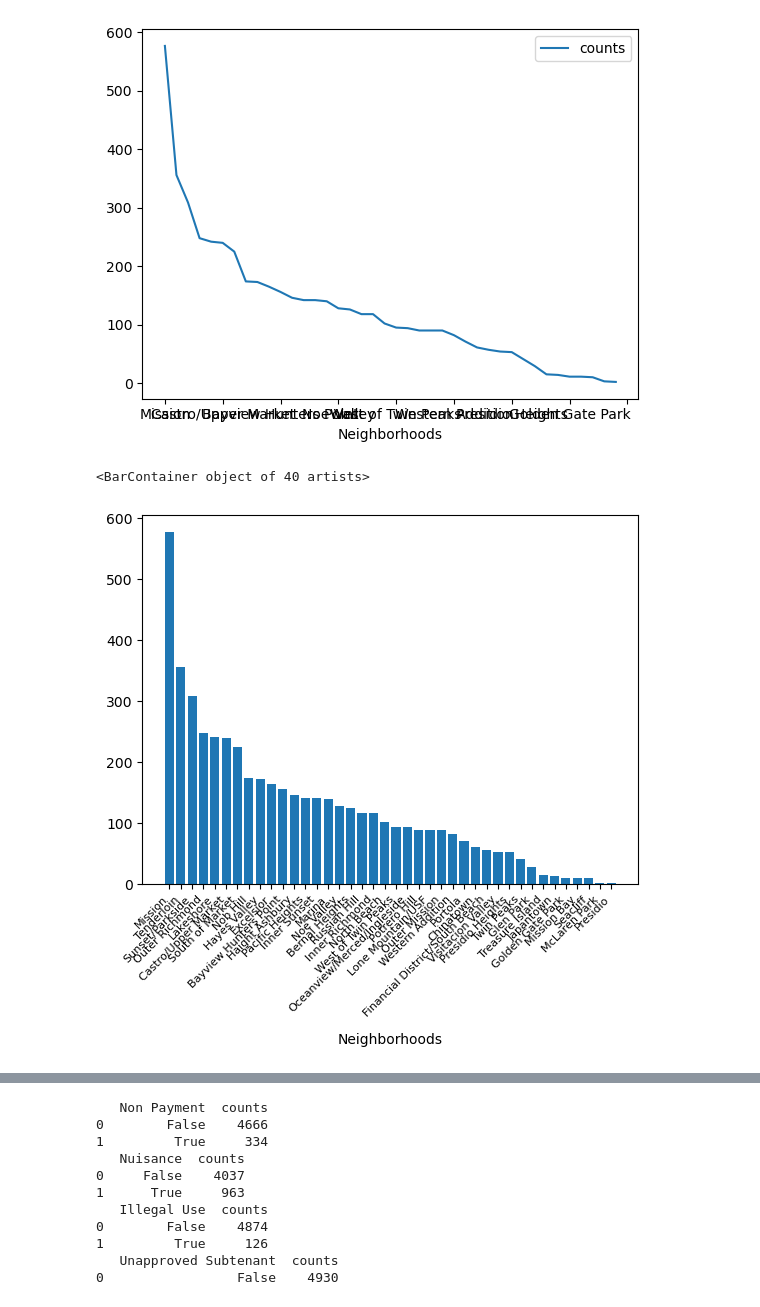
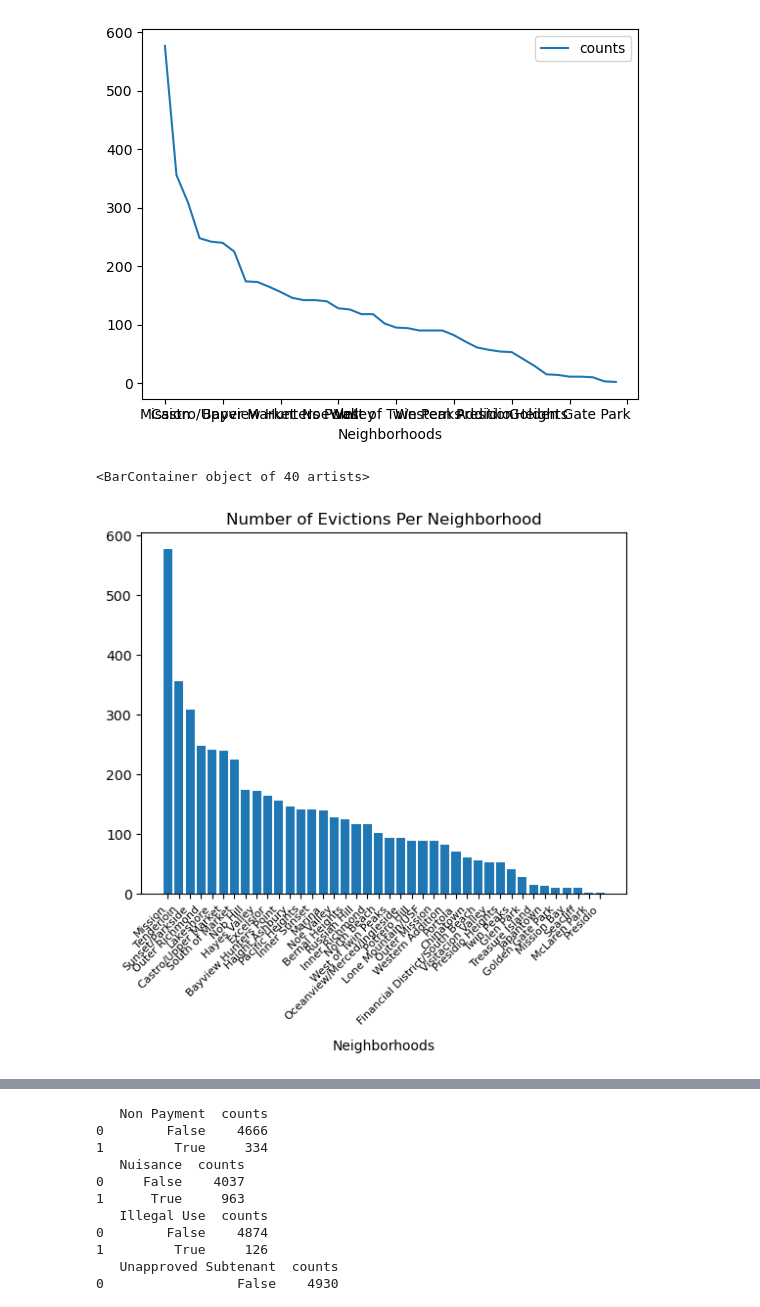
Before and after one commit to UCB-stat-159-s23/project-Group26, a Jupyter notebook: angeloeda.ipynb, the cells around one changed output, grey strips where cells are left out. Drawn from its saved outputs; the diff is of its cells as text; code cells hidden in the pictures.

Commit message:
added plot title

```diff
--- a/angeloeda.ipynb
+++ b/angeloeda.ipynb
@@ -93,13 +93,14 @@ neighborhood_counts.plot('Neighborhoods', 'counts')
 # %%
 neighs = list(neighborhood_counts["Neighborhoods"])
 counts = list(neighborhood_counts["counts"])
 fig, ax = plt.subplots()
 plt.setp(ax.get_xticklabels(), rotation=45, horizontalalignment='right', fontsize=8)
 plt.xlabel("Neighborhoods", labelpad = 10)
+plt.title("Number of Evictions Per Neighborhood")
 plt.bar(neighs, counts)
 # %% [output]
 <BarContainer object of 40 artists>
-[figure, old version]
+[figure, new version]
 # %%
 nuisances = sampled[['Nuisance']]
 # %%
```
